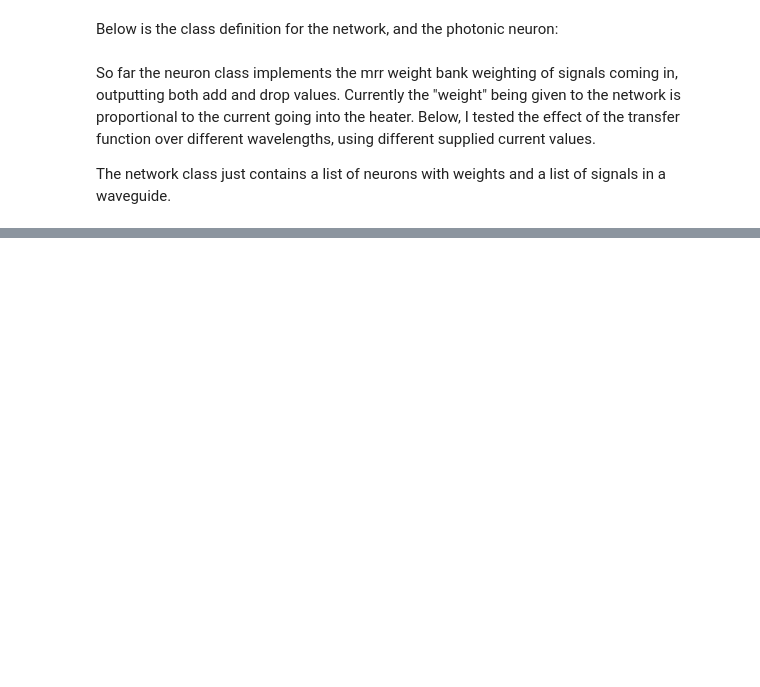
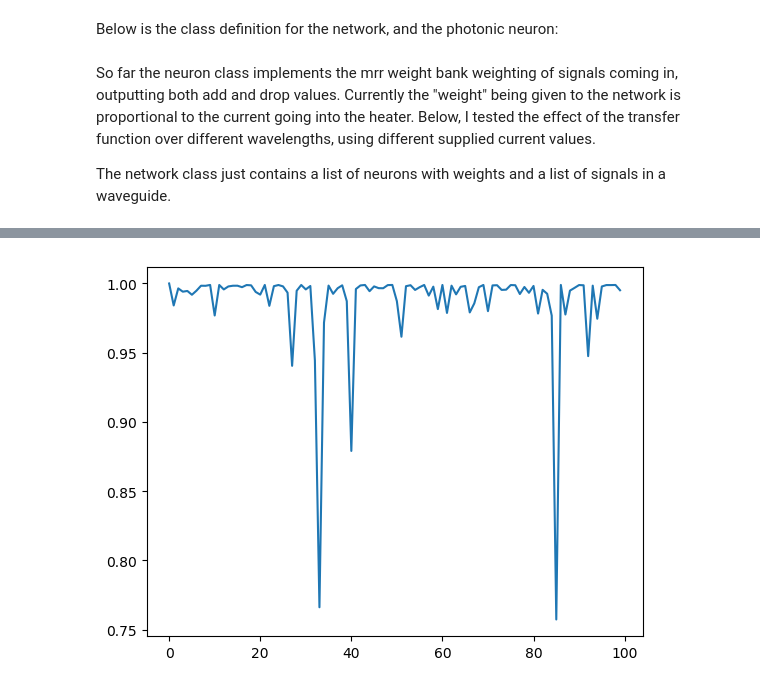
Before and after one commit to millerheidi/Hugh-Thesis, a Jupyter notebook: SiPhotoNet/Photonic Network with MRR tuning.ipynb, the cells around one changed output, grey strips where cells are left out. Saved outputs shown, nothing was run; the diff lists cells and outputs as text; code cells hidden in the pictures; blank space fills up the shorter version.

Commit message:
Fleshed out network structure (generator implementation)

```diff
--- a/SiPhotoNet/Photonic Network with MRR tuning.ipynb
+++ b/SiPhotoNet/Photonic Network with MRR tuning.ipynb
@@ -63,0 +64,14 @@ Text(0,0.5,'Transmission [a.u.]')
+# %%
+net = network.network([[0.75]])
+sim = net.simulate()
+# %%
+x = [i for i in range(100)]
+y = []
+for i in x:
+    y.append(net.waveguide[0]['power'])
+    next(sim)
+plt.figure()
+plt.plot(x,y)
+plt.show()
+# %% [output]
+[figure, added]
```
Also changed, not shown: parts of 2 cells of this notebook, 3 other files.
